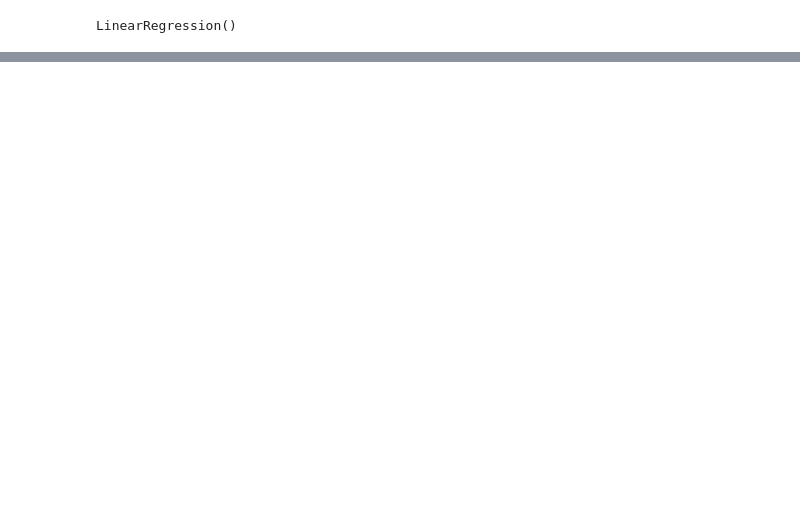
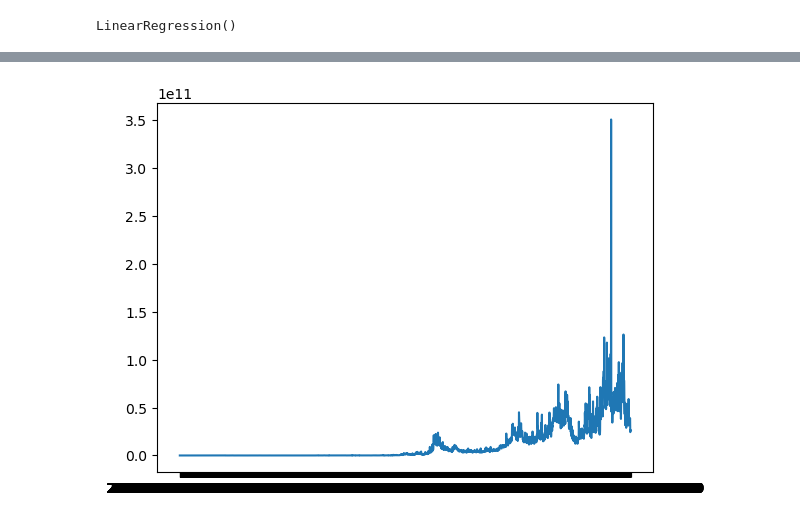
Before and after one commit to MateoCordova/Modelo-Estad-stico-Valor-de-BTC, a Jupyter notebook: modelo.ipynb, the cells around one changed output, grey strips where cells are left out. Cells and saved outputs as stored; diff of their text form; code cells hidden in the pictures; blank space fills up the shorter version.

Commit message:
Added second model

```diff
--- a/modelo.ipynb
+++ b/modelo.ipynb
@@ -103,0 +112,36 @@ array([-17590.40414455,  -8654.80485298,  -2481.43561756,  22531.06704872,
+# %%
+# Cargar datos históricos de precios de Bitcoin y volumen de comercio
+df = pd.read_csv("coin_Bitcoin.csv")
+
+# Asignar variables independientes y dependiente
+X = df[["Volume"]]
+y = df["Marketcap"]
+
+# Dividir datos en conjunto de entrenamiento y prueba
+X_train, X_test, y_train, y_test = train_test_split(X, y, test_size=0.2)
+
+# Ajustar modelo de regresión lineal a los datos de entrenamiento
+reg = LinearRegression().fit(X_train, y_train)
+
+# Hacer predicciones en el conjunto de prueba
+y_pred = reg.predict(X_test)
+
+# Evaluar el rendimiento del modelo utilizando una métrica de error
+
+
+print("Error cuadrático medio: ", mean_squared_error(y_test, y_pred))
+
+print("MAE: ", mean_absolute_error(y_test, y_pred))
+
+
+print("R2: ", r2_score(y_test, y_pred))
+
+
+mean_volume = df['Volume'].mean()
+mean_marketcap = df['Marketcap'].mean()
+
+print("Promedio del volumen: ",mean_volume)
+print("Promedio del marketcap:",mean_marketcap)
+corr_matrix = df.corr()
+
+print(corr_matrix)
@@ -103,0 +166,10 @@ array([-17590.40414455,  -8654.80485298,  -2481.43561756,  22531.06704872,
+# %%
+x1 = df['Date']
+y1 = df['Volume']
+z1= df['Marketcap']
+# Graficar los datos
+plt.plot(x1, y1)
+
+plt.show()
+# %% [output]
+[figure, added]
```
Also changed, not shown: parts of 5 cells of this notebook, 2 other files.
